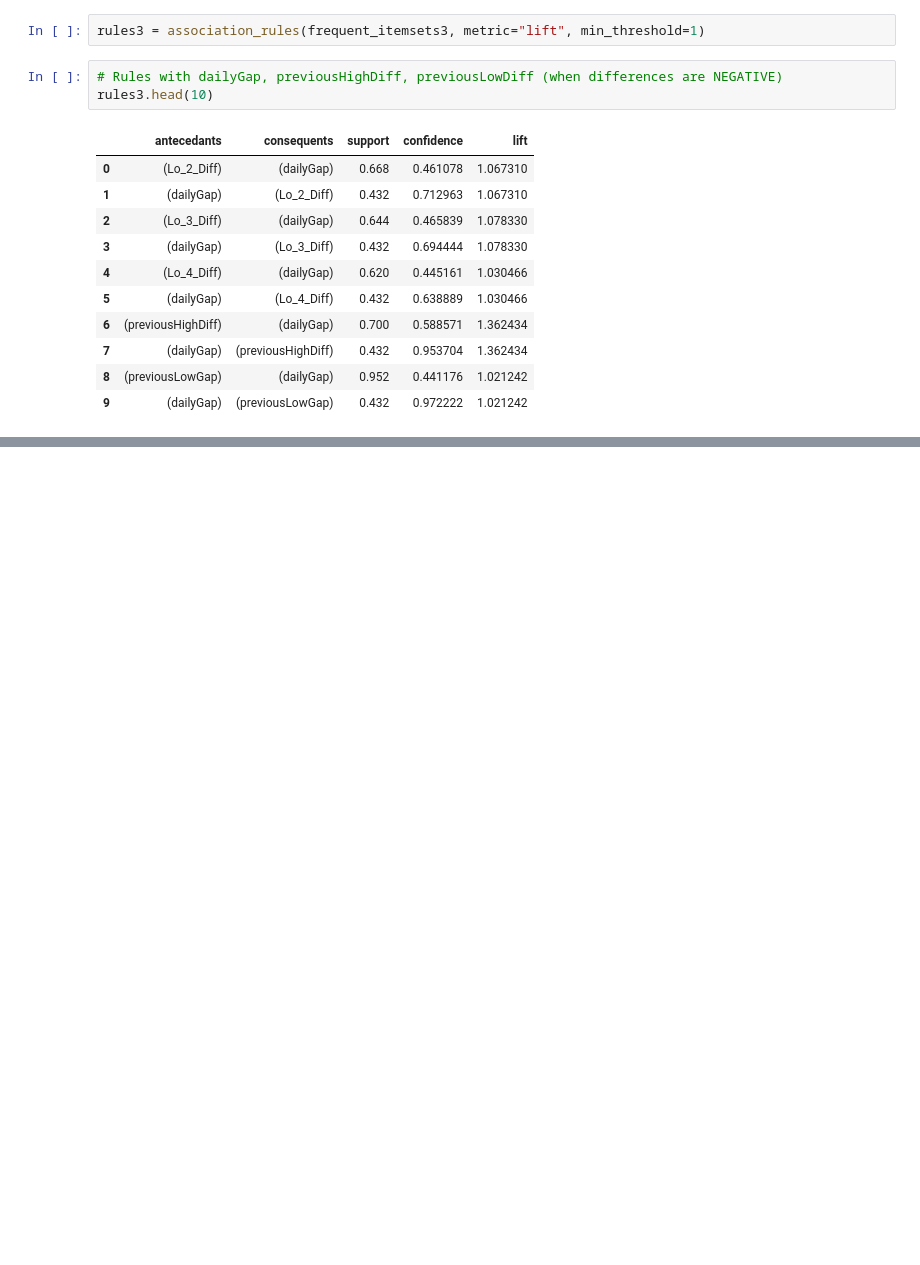
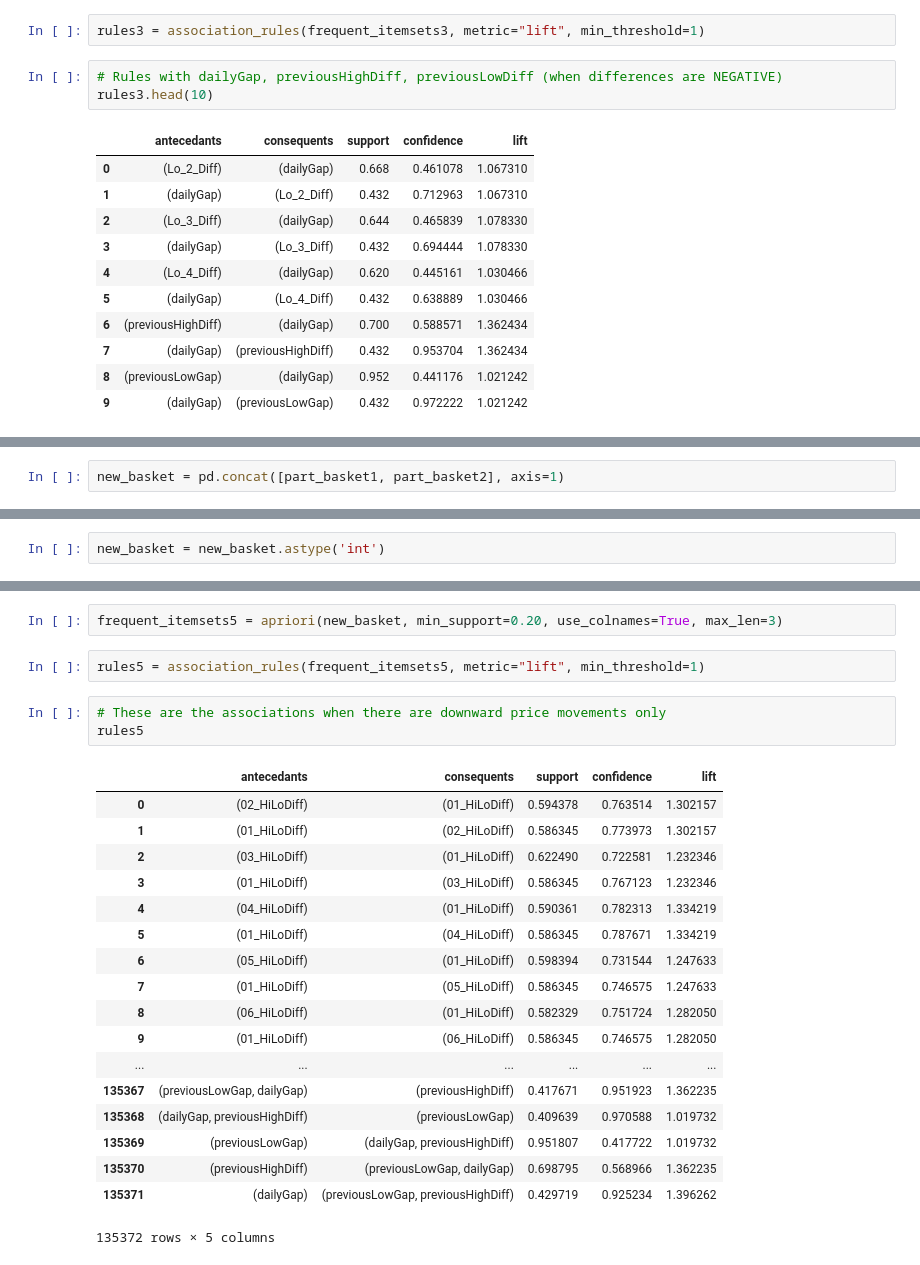
Before and after one commit to zarak/Xrules, a Jupyter notebook: notebooks/Rules.ipynb, the cells around one changed output, grey strips where cells are left out. Drawn from its saved outputs; the diff is of its cells as text; blank space fills up the shorter version.

Commit message:
Add HiLoDiff association rules

```diff
--- a/notebooks/Rules.ipynb
+++ b/notebooks/Rules.ipynb
@@ -742,0 +870,2 @@ rules3.head(10)
+# %%
+new_basket = pd.concat([part_basket1, part_basket2], axis=1)
@@ -742,0 +880,2 @@ rules3.head(10)
+# %%
+new_basket = new_basket.astype('int')
@@ -742,0 +892,26 @@ rules3.head(10)
+# %%
+frequent_itemsets5 = apriori(new_basket, min_support=0.20, use_colnames=True, max_len=3)
+# %%
+rules5 = association_rules(frequent_itemsets5, metric="lift", min_threshold=1)
+# %%
+# These are the associations when there are downward price movements only
+rules5
+# %% [output]
+|  | antecedants | consequents | support | confidence | lift |
+| 0 | (02_HiLoDiff) | (01_HiLoDiff) | 0.594378 | 0.763514 | 1.302157 |
+| 1 | (01_HiLoDiff) | (02_HiLoDiff) | 0.586345 | 0.773973 | 1.302157 |
+| 2 | (03_HiLoDiff) | (01_HiLoDiff) | 0.622490 | 0.722581 | 1.232346 |
+| 3 | (01_HiLoDiff) | (03_HiLoDiff) | 0.586345 | 0.767123 | 1.232346 |
+| 4 | (04_HiLoDiff) | (01_HiLoDiff) | 0.590361 | 0.782313 | 1.334219 |
+| 5 | (01_HiLoDiff) | (04_HiLoDiff) | 0.586345 | 0.787671 | 1.334219 |
+| 6 | (05_HiLoDiff) | (01_HiLoDiff) | 0.598394 | 0.731544 | 1.247633 |
+| 7 | (01_HiLoDiff) | (05_HiLoDiff) | 0.586345 | 0.746575 | 1.247633 |
+| 8 | (06_HiLoDiff) | (01_HiLoDiff) | 0.582329 | 0.751724 | 1.282050 |
+| 9 | (01_HiLoDiff) | (06_HiLoDiff) | 0.586345 | 0.746575 | 1.282050 |
+| ... | ... | ... | ... | ... | ... |
+| 135367 | (previousLowGap, dailyGap) | (previousHighDiff) | 0.417671 | 0.951923 | 1.362235 |
+| 135368 | (dailyGap, previousHighDiff) | (previousLowGap) | 0.409639 | 0.970588 | 1.019732 |
+| 135369 | (previousLowGap) | (dailyGap, previousHighDiff) | 0.951807 | 0.417722 | 1.019732 |
+| 135370 | (previousHighDiff) | (previousLowGap, dailyGap) | 0.698795 | 0.568966 | 1.362235 |
+| 135371 | (dailyGap) | (previousLowGap, previousHighDiff) | 0.429719 | 0.925234 | 1.396262 |
+135372 rows × 5 columns
```
Also changed, not shown: parts of 27 cells of this notebook, 1 other file.
